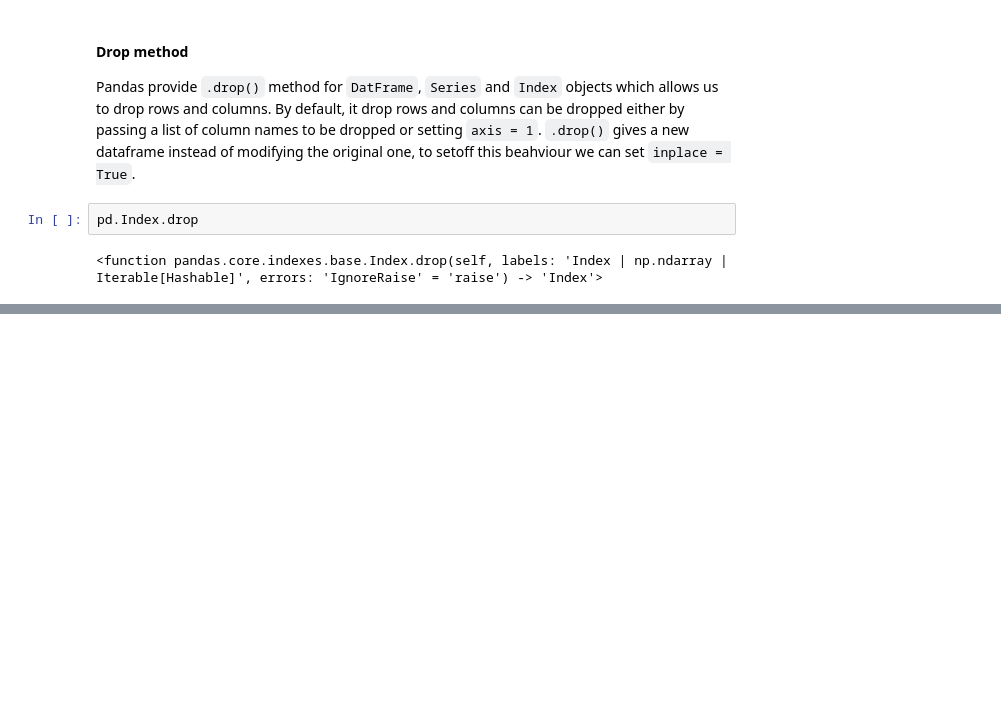
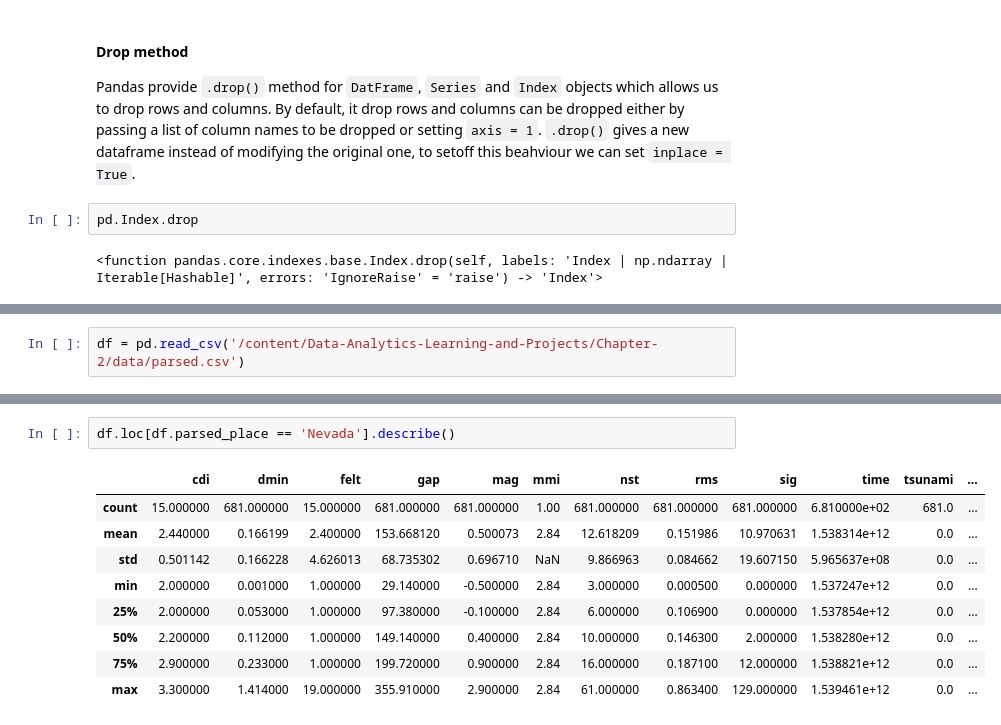
Before and after one commit to OfTheByteQuest/Data-Analytics-Learning-and-Projects, a Jupyter notebook: Chapter-2/Chapter-2.ipynb, the cells around one changed output, grey strips where cells are left out. Cells and saved outputs as stored; diff of their text form; blank space fills up the shorter version.

Commit message:
Completed Exercise of Chapter 2

```diff
--- a/Chapter-2/Chapter-2.ipynb
+++ b/Chapter-2/Chapter-2.ipynb
@@ -1094,0 +1098,2 @@ pd.Index.drop
+# %%
+df = pd.read_csv('/content/Data-Analytics-Learning-and-Projects/Chapter-2/data/parsed.csv')
@@ -1094,0 +1121,12 @@ pd.Index.drop
+# %%
+df.loc[df.parsed_place == 'Nevada'].describe()
+# %% [output]
+|  | cdi | dmin | felt | gap | mag | mmi | nst | rms | sig | time | tsunami | ... |
+| count | 15.000000 | 681.000000 | 15.000000 | 681.000000 | 681.000000 | 1.00 | 681.000000 | 681.000000 | 681.000000 | 6.810000e+02 | 681.0 | ... |
+| mean | 2.440000 | 0.166199 | 2.400000 | 153.668120 | 0.500073 | 2.84 | 12.618209 | 0.151986 | 10.970631 | 1.538314e+12 | 0.0 | ... |
+| std | 0.501142 | 0.166228 | 4.626013 | 68.735302 | 0.696710 | NaN | 9.866963 | 0.084662 | 19.607150 | 5.965637e+08 | 0.0 | ... |
+| min | 2.000000 | 0.001000 | 1.000000 | 29.140000 | -0.500000 | 2.84 | 3.000000 | 0.000500 | 0.000000 | 1.537247e+12 | 0.0 | ... |
+| 25% | 2.000000 | 0.053000 | 1.000000 | 97.380000 | -0.100000 | 2.84 | 6.000000 | 0.106900 | 0.000000 | 1.537854e+12 | 0.0 | ... |
+| 50% | 2.200000 | 0.112000 | 1.000000 | 149.140000 | 0.400000 | 2.84 | 10.000000 | 0.146300 | 2.000000 | 1.538280e+12 | 0.0 | ... |
+| 75% | 2.900000 | 0.233000 | 1.000000 | 199.720000 | 0.900000 | 2.84 | 16.000000 | 0.187100 | 12.000000 | 1.538821e+12 | 0.0 | ... |
+| max | 3.300000 | 1.414000 | 19.000000 | 355.910000 | 2.900000 | 2.84 | 61.000000 | 0.863400 | 129.000000 | 1.539461e+12 | 0.0 | ... |
```
Also changed, not shown: parts of 21 cells of this notebook.
